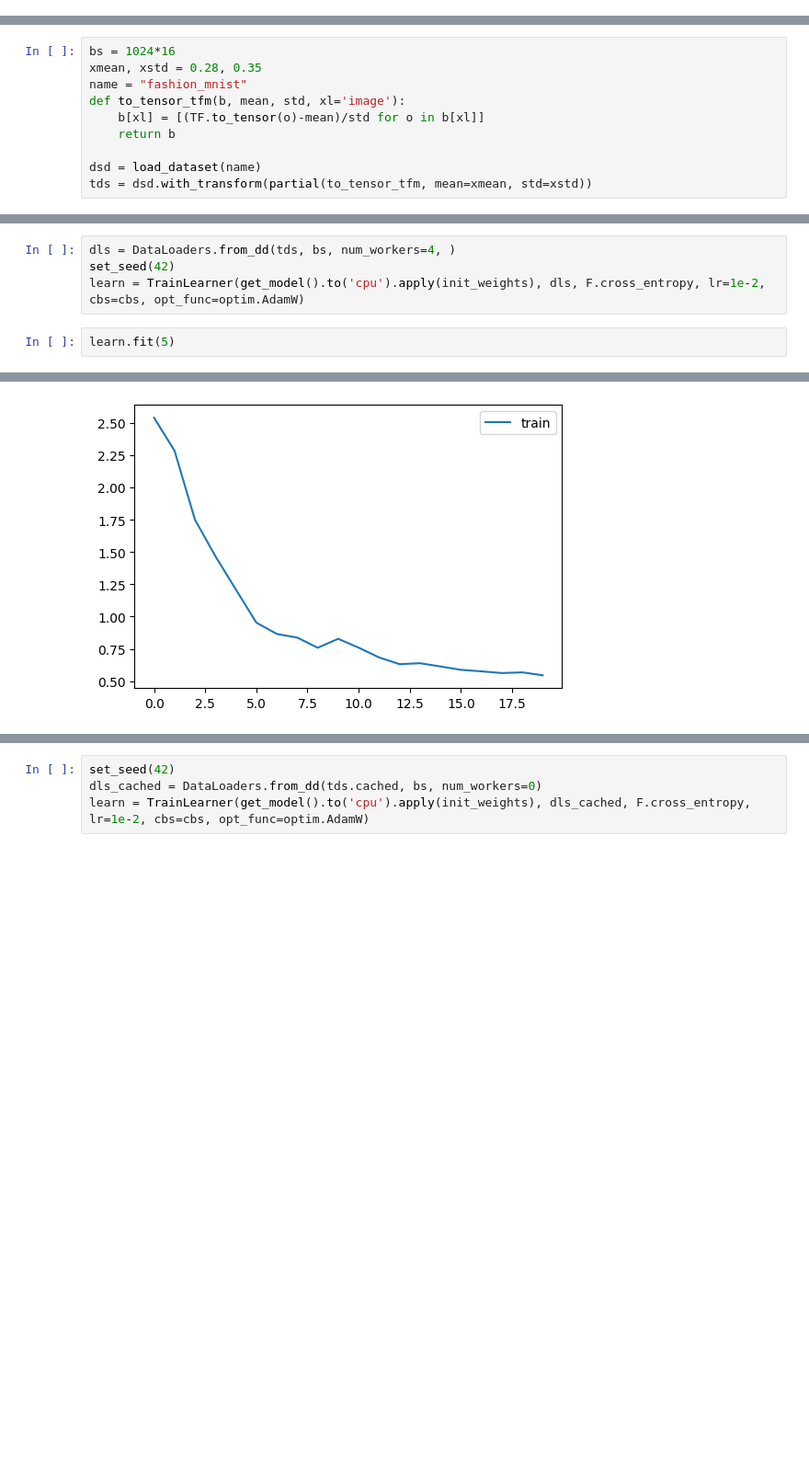
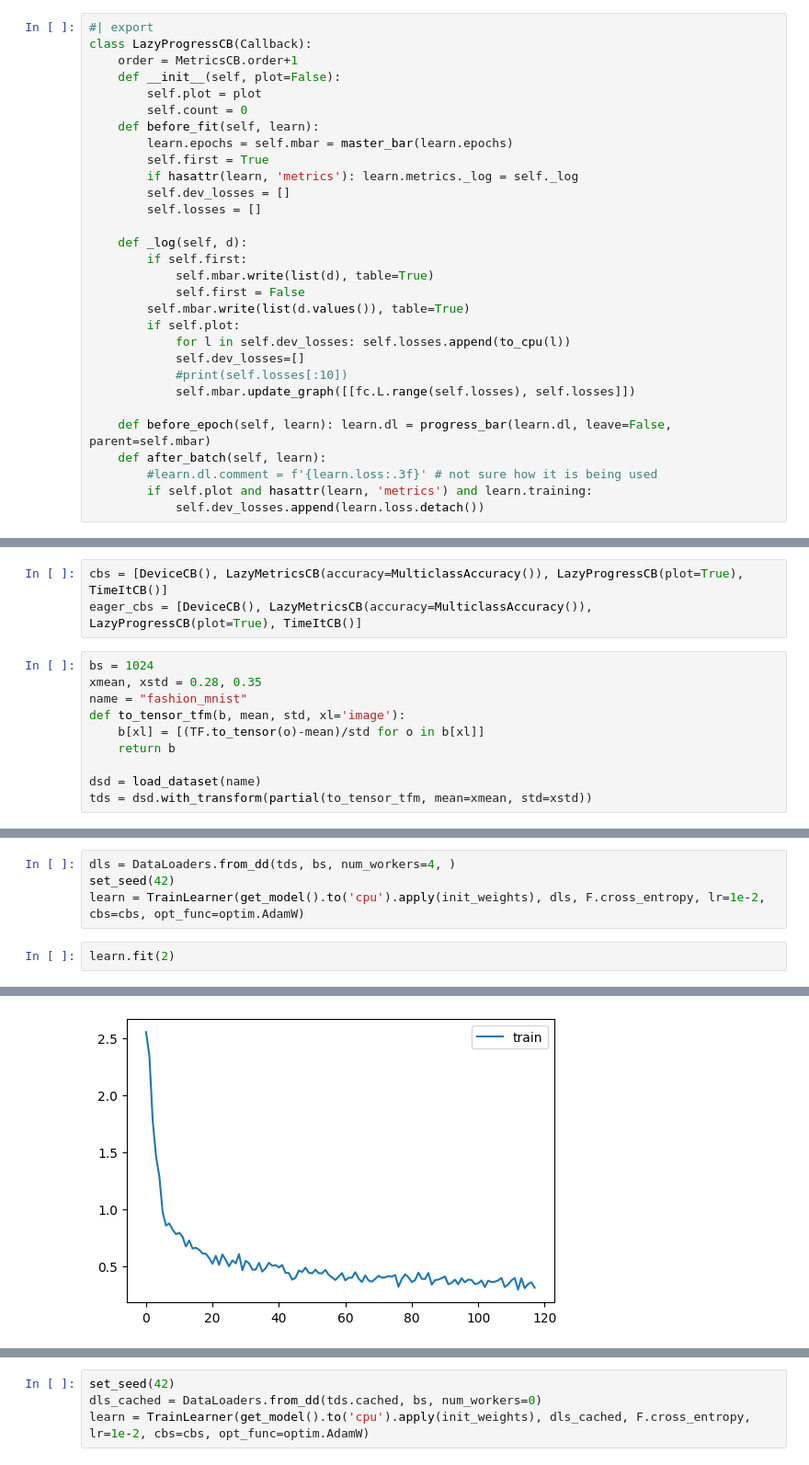
Before and after one commit to PiotrCzapla/course22p2, a Jupyter notebook: nbs/12_utils.ipynb, the cells around one changed output, grey strips where cells are left out. Shown at 92% size. Drawn from its saved outputs; the diff is of its cells as text; blank space fills up the shorter version.

Commit message:
Lazy Metrics & Progress Bar for faster training

```diff
--- a/nbs/12_utils.ipynb
+++ b/nbs/12_utils.ipynb
@@ -135,3 +200,33 @@ from miniai.init import get_model, init_weights
+# %%
+#| export
+class LazyProgressCB(Callback):
+    order = MetricsCB.order+1
+    def __init__(self, plot=False):
+        self.plot = plot
+        self.count = 0
+    def before_fit(self, learn):
+        learn.epochs = self.mbar = master_bar(learn.epochs)
+        self.first = True
+        if hasattr(learn, 'metrics'): learn.metrics._log = self._log
+        self.dev_losses = []
+        self.losses = []
+
+    def _log(self, d):
+        if self.first:
+            self.mbar.write(list(d), table=True)
+            self.first = False
+        self.mbar.write(list(d.values()), table=True)
+        if self.plot:
+            for l in self.dev_losses: self.losses.append(to_cpu(l))
+            self.dev_losses=[]
+            #print(self.losses[:10])
+            self.mbar.update_graph([[fc.L.range(self.losses), self.losses]])
+
+    def before_epoch(self, learn): learn.dl = progress_bar(learn.dl, leave=False, parent=self.mbar)
+    def after_batch(self, learn):
+        #learn.dl.comment = f'{learn.loss:.3f}' # not sure how it is being used
+        if self.plot and hasattr(learn, 'metrics') and learn.training:
+            self.dev_losses.append(learn.loss.detach())
 # %%
 #| export
 import time
@@ -191,5 +283,8 @@ cbs = [DeviceCB(), metrics, ProgressCB(plot=True), TimeItCB()]
+# %%
+cbs = [DeviceCB(), LazyMetricsCB(accuracy=MulticlassAccuracy()), LazyProgressCB(plot=True), TimeItCB()]
+eager_cbs = [DeviceCB(), LazyMetricsCB(accuracy=MulticlassAccuracy()), LazyProgressCB(plot=True), TimeItCB()]
 # %%
-bs = 1024*16
+bs = 1024
 xmean, xstd = 0.28, 0.35
 name = "fashion_mnist"
 def to_tensor_tfm(b, mean, std, xl='image'):
@@ -205,6 +314,6 @@ dls = DataLoaders.from_dd(tds, bs, num_workers=4, )
 set_seed(42)
 learn = TrainLearner(get_model().to('cpu').apply(init_weights), dls, F.cross_entropy, lr=1e-2, cbs=cbs, opt_func=optim.AdamW)
 # %%
-learn.fit(5)
+learn.fit(2)
 # %% [output]
 | accuracy | loss | epoch | train |
@@ -221 +324 @@ learn.fit(5)
-[figure, old version]
+[figure, new version]
```
Also changed, not shown: parts of 13 cells of this notebook, 2 other files.
